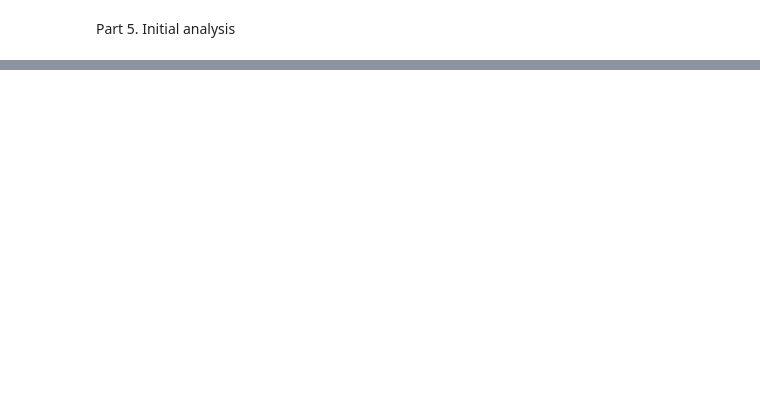
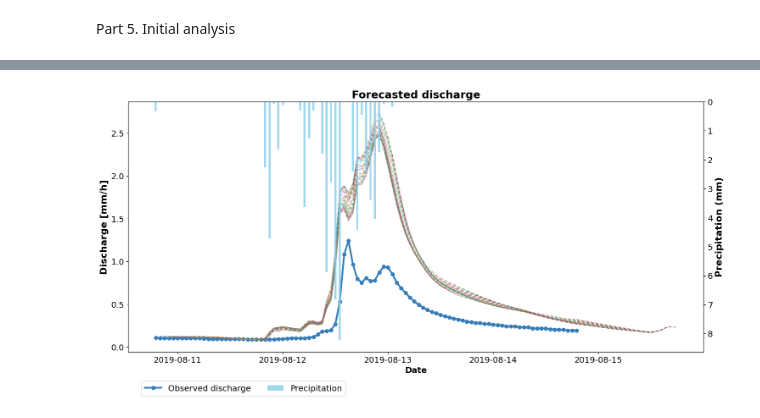
Before and after one commit to TianlongJia/Hy2DL, a Jupyter notebook: notebooks/LSTM_Forecast_DE.ipynb, the cells around one changed output, grey strips where cells are left out. Drawn from its saved outputs; the diff is of its cells as text; code cells hidden in the pictures; blank space fills up the shorter version.

```diff
--- a/notebooks/LSTM_Forecast_DE.ipynb
+++ b/notebooks/LSTM_Forecast_DE.ipynb
@@ -40,11 +40,11 @@ Part 1. Initialize information
 experiment_settings = {}
 
 # Experiment name
-experiment_settings["experiment_name"] = "LSTM_Forecast"
+experiment_settings["experiment_name"] = "LSTM_Forecast_DE"
 
 # paths to access the information
-experiment_settings["path_data"] = "../data/CAMELS_US"
-experiment_settings["path_entities"] = "../data/basin_id/basins_camels_de_hourly_5.txt"
+experiment_settings["path_data"] = "../data/CAMELS_DE"
+experiment_settings["path_entities"] = "../data/basin_id/basins_camels_de_hourly_3.txt"
 
 # dynamic forcings and target
 dynamic_input = {
@@ -113,25 +113,31 @@ experiment_settings["training_period"] = ["2001-01-01 01:00:00", "2003-01-02 23:
 experiment_settings["validation_period"] = ["2016-01-01 01:00:00", "2017-01-02 23:00:00"]
 experiment_settings["testing_period"] = ["2019-01-01 01:00:00", "2020-01-01 23:00:00"]
 
-###  To do: (below)  ask Edu first?
 
 # model configuration
 experiment_settings["hidden_size"] = 128
 experiment_settings["batch_size_training"] = 256
 experiment_settings["batch_size_evaluation"] = 1024
-experiment_settings["epochs"] = 12
+experiment_settings["epochs"] = 3
 experiment_settings["dropout_rate"] = 0.4
 experiment_settings["learning_rate"] = {1: 1e-3, 5: 5e-4, 7: 1e-4}
 experiment_settings["validate_every"] = 3
 experiment_settings["validate_n_random_basins"] = -1
 
-experiment_settings["seq_length_hindcast"] = 364 * 24
+experiment_settings["seq_length_hindcast"] = 365 * 24
 experiment_settings["custom_seq_processing"] = {
-    "1D": {
-        "n_steps": 360,
-        "freq_factor": 24,
-    },
-    "1h": {"n_steps": 4 * 24, "freq_factor": 1},
+        "1W": {
+           "n_steps": 24,
+           "freq_factor": 168,
+        },
+        "1D": {
+           "n_steps": 193,
+           "freq_factor": 24
+        },
+        "1h": {
+           "n_steps": 96,
+           "freq_factor": 1
+        }
 }
 experiment_settings["seq_length_forecast"] = 24
 experiment_settings["predict_last_n"] = 24
@@ -141,7 +147,8 @@ experiment_settings["dynamic_embedding"] = {"hiddens": [10, 10, 10]}
 experiment_settings["custom_seq_processing_flag"] = True
 
 # device to train the model
-experiment_settings["device"] = "cuda:0"
+# experiment_settings["device"] = "cuda:0"
+experiment_settings["device"] = "cpu"
 experiment_settings["num_workers"] = 4
 
 # define random seed
@@ -565,7 +593,7 @@ df_period_of_interest = test_results[basin_to_analyze].loc[period_of_interest[0]
 df_prec = (
     testing_dataset[basin_to_analyze]
     .df_ts[basin_to_analyze]
-    .loc[period_of_interest[0] : period_of_interest[1], ["total_precipitation"]]
+    .loc[period_of_interest[0] : period_of_interest[1], ["precipitation_sum_mean"]]
 )
 
 # Create figure
@@ -584,30 +612,33 @@ ax1.plot(
 for i in range(df_period_of_interest.shape[0] - 1):
     time_slide = pd.date_range(
         start=df_period_of_interest.index[i + 1], periods=df_period_of_interest.shape[1] - 1, freq="h"
     )
 
     forecast = df_period_of_interest.iloc[i, 1:].values
     ax1.plot(time_slide, forecast, alpha=0.5, linestyle="--")
 
 # Precipitation
 ax2 = ax1.twinx()
 ax2.bar(df_prec.index, df_prec.squeeze().values, color="skyblue", width=0.02, label="Precipitation", alpha=0.8)
 
 # Format plot
 ax1.set_xlabel("Date", fontsize=14, fontweight="bold")
 ax1.tick_params(axis="x", labelsize=14)
 ax1.set_ylabel("Discharge [mm/h]", fontsize=16, fontweight="bold")
 ax1.tick_params(axis="y", labelsize=14)
 ax1.set_title("Forecasted discharge", fontsize=18, fontweight="bold")
 
 ax2.set_ylabel("Precipitation (mm)", fontsize=16, fontweight="bold")
 ax2.tick_params(axis="both", which="major", labelsize=14)
 ax2.invert_yaxis()
 
 # Create legend
 lines_1, labels_1 = ax1.get_legend_handles_labels()
 lines_2, labels_2 = ax2.get_legend_handles_labels()
 ax1.legend(lines_1 + lines_2, labels_1 + labels_2, loc="upper center", bbox_to_anchor=(0.2, -0.1), ncol=5, fontsize=14)
 
 plt.tight_layout()
+plt.savefig(config.path_save_folder / "Forecasted_discharge.jpg")
 plt.show()
+# %% [output]
+[figure, added]
```
Also changed, not shown: parts of 8 cells of this notebook, 2 other files.
